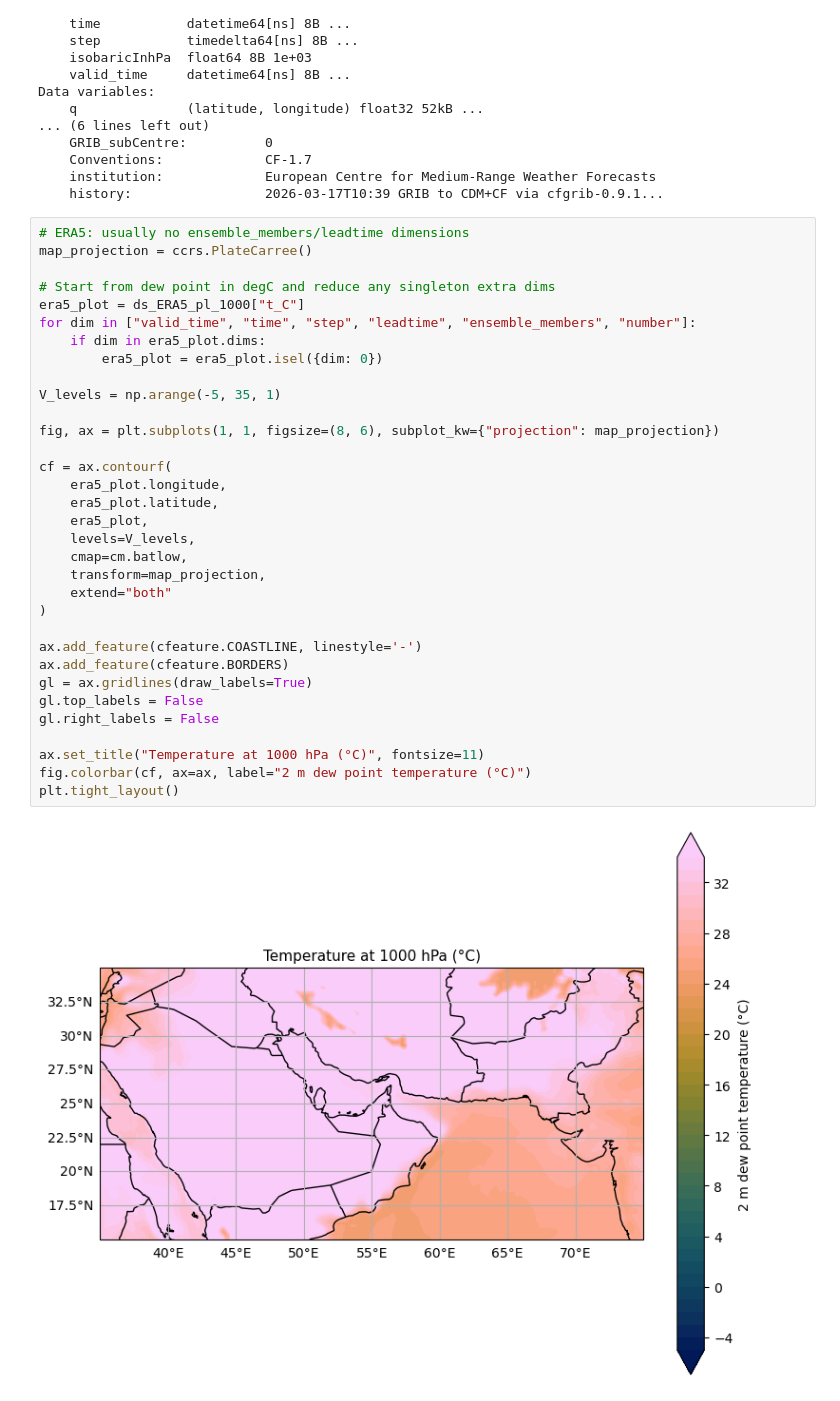
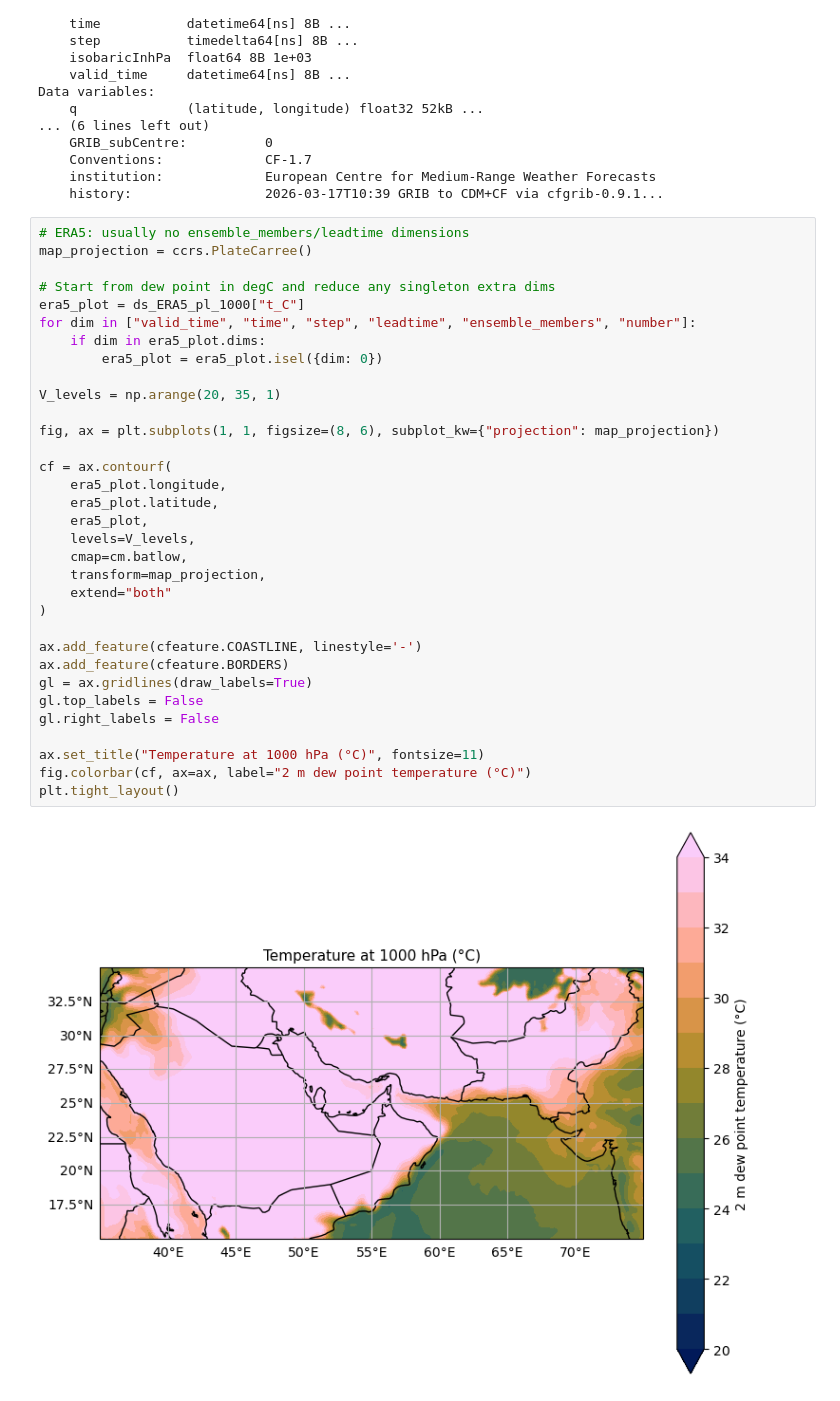
Before and after one commit to sofiehedetoft/Iran-project, a Jupyter notebook: Sofie/Results_Sofie.ipynb, the cells around one changed output. Saved outputs shown, nothing was run; the diff lists cells and outputs as text.

```diff
--- a/Results_Sofie.ipynb
+++ b/Sofie/Results_Sofie.ipynb
@@ -507,32 +500,32 @@ map_projection = ccrs.PlateCarree()
 
 # Start from dew point in degC and reduce any singleton extra dims
 era5_plot = ds_ERA5_pl_1000["t_C"]
 for dim in ["valid_time", "time", "step", "leadtime", "ensemble_members", "number"]:
     if dim in era5_plot.dims:
         era5_plot = era5_plot.isel({dim: 0})
 
-V_levels = np.arange(-5, 35, 1)
+V_levels = np.arange(20, 35, 1)
 
 fig, ax = plt.subplots(1, 1, figsize=(8, 6), subplot_kw={"projection": map_projection})
 
 cf = ax.contourf(
     era5_plot.longitude,
     era5_plot.latitude,
     era5_plot,
     levels=V_levels,
     cmap=cm.batlow,
     transform=map_projection,
     extend="both"
 )
 
 ax.add_feature(cfeature.COASTLINE, linestyle='-')
 ax.add_feature(cfeature.BORDERS)
 gl = ax.gridlines(draw_labels=True)
 gl.top_labels = False
 gl.right_labels = False
 
 ax.set_title("Temperature at 1000 hPa (°C)", fontsize=11)
 fig.colorbar(cf, ax=ax, label="2 m dew point temperature (°C)")
 plt.tight_layout()
 # %% [output]
-[figure, old version]
+[figure, new version]
```
Also changed, not shown: parts of 3 cells of this notebook, 2 other files.
